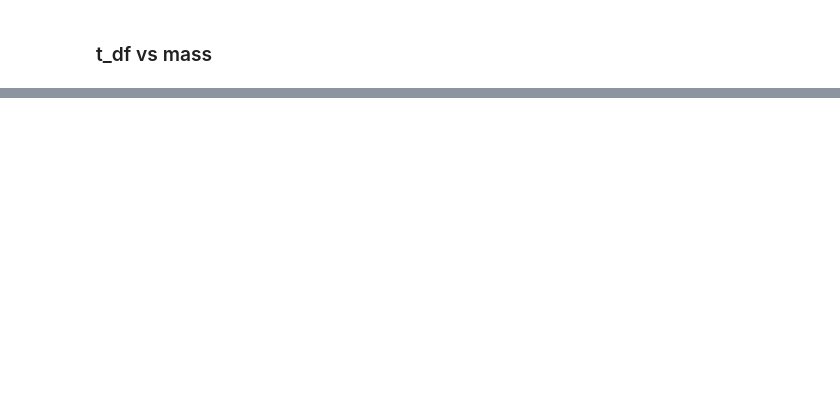
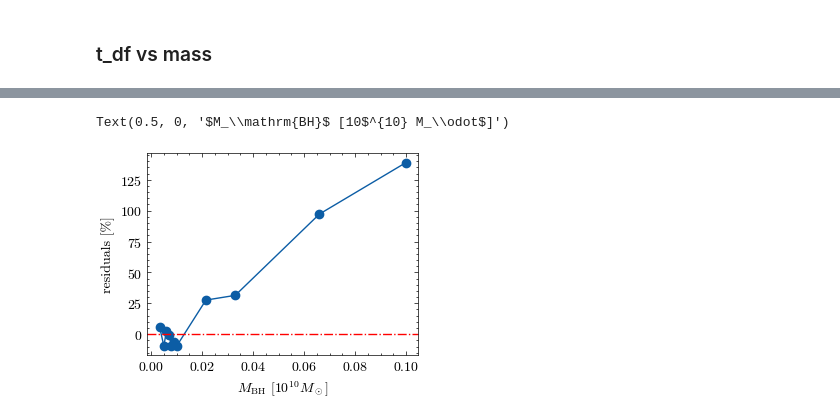
Before and after one commit to lisam10/stellar_systems_dynamics2024, a Jupyter notebook: final_exercise/M_r_fit.ipynb, the cells around one changed output, grey strips where cells are left out. Cells and saved outputs as stored; diff of their text form; code cells hidden in the pictures; blank space fills up the shorter version.

```diff
--- a/final_exercise/M_r_fit.ipynb
+++ b/final_exercise/M_r_fit.ipynb
@@ -132,0 +133,9 @@ np.float64(16773.798333105988)
+# %%
+residuals = 100 * (t_M - t_fit(M, M_A, M_B)) / t_fit(M, M_A, M_B)
+plt.plot(M, residuals, 'o-')
+plt.axhline(0, ls = '-.', c = 'r')
+plt.ylabel('residuals [%]')
+plt.xlabel(r'$M_\mathrm{BH}$ [10$^{10} M_\odot$]')
+# %% [output]
+Text(0.5, 0, '$M_\\mathrm{BH}$ [10$^{10} M_\\odot$]')
+[figure, added]
```
Also changed, not shown: parts of 20 cells of this notebook, 25 other files.
